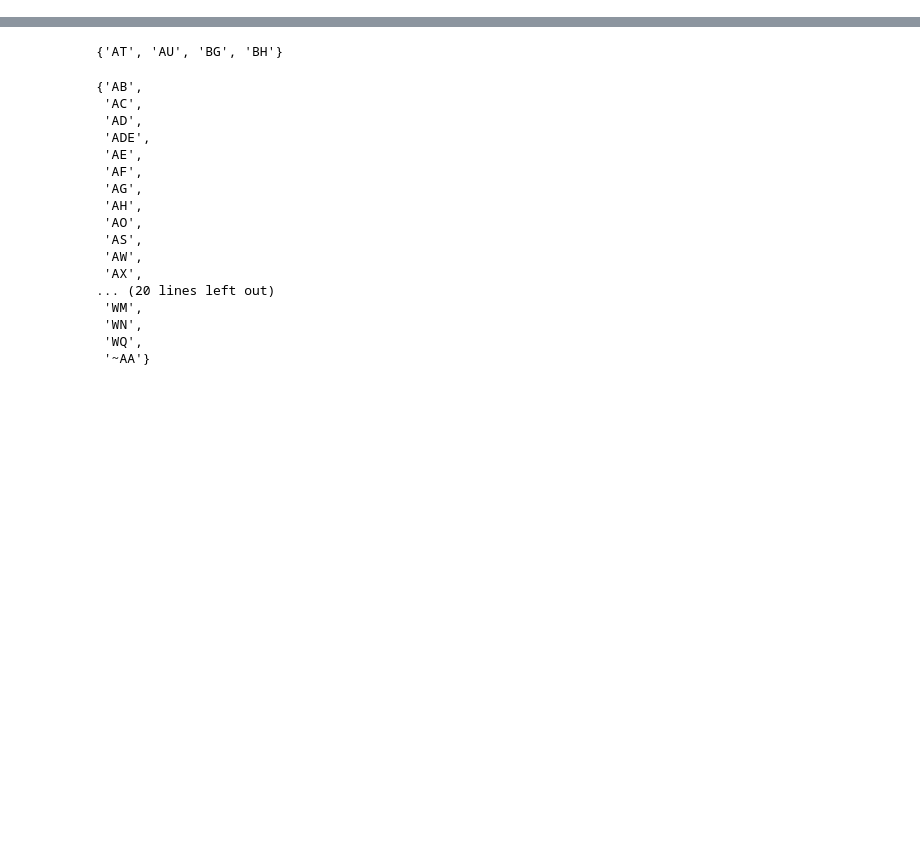
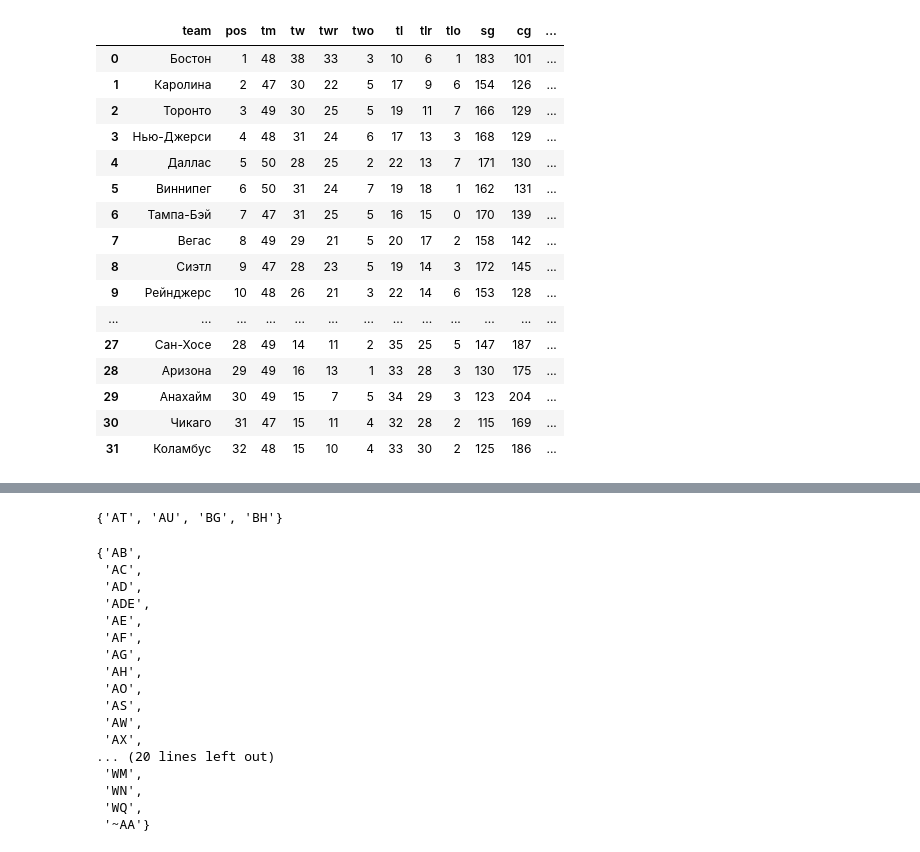
Before and after one commit to Arsenchius/NHL_data_collection, a Jupyter notebook: tester.ipynb, the cells around one changed output, grey strips where cells are left out. Saved outputs shown, nothing was run; the diff lists cells and outputs as text; code cells hidden in the pictures; blank space fills up the shorter version.

Commit message:
data aggregation

```diff
--- a/tester.ipynb
+++ b/tester.ipynb
@@ -0,0 +1,10 @@
+# %%
+import json
+import pandas as pd
+from sklearn.preprocessing import StandardScaler, MinMaxScaler, Normalizer
+from collections import OrderedDict
+
+table = pd.read_json('data/table.json')
+overall_table = table.sort_values(by=['tp'],ascending=False).reset_index(drop=True)
+overall_table['pos'] = overall_table.index + 1
+list(overall_table.dtypes)
@@ -0,0 +82,20 @@
+# %%
+overall_table
+# %% [output]
+|  | team | pos | tm | tw | twr | two | tl | tlr | tlo | sg | cg | ... |
+| 0 | Бостон | 1 | 48 | 38 | 33 | 3 | 10 | 6 | 1 | 183 | 101 | ... |
+| 1 | Каролина | 2 | 47 | 30 | 22 | 5 | 17 | 9 | 6 | 154 | 126 | ... |
+| 2 | Торонто | 3 | 49 | 30 | 25 | 5 | 19 | 11 | 7 | 166 | 129 | ... |
+| 3 | Нью-Джерси | 4 | 48 | 31 | 24 | 6 | 17 | 13 | 3 | 168 | 129 | ... |
+| 4 | Даллас | 5 | 50 | 28 | 25 | 2 | 22 | 13 | 7 | 171 | 130 | ... |
+| 5 | Виннипег | 6 | 50 | 31 | 24 | 7 | 19 | 18 | 1 | 162 | 131 | ... |
+| 6 | Тампа-Бэй | 7 | 47 | 31 | 25 | 5 | 16 | 15 | 0 | 170 | 139 | ... |
+| 7 | Вегас | 8 | 49 | 29 | 21 | 5 | 20 | 17 | 2 | 158 | 142 | ... |
+| 8 | Сиэтл | 9 | 47 | 28 | 23 | 5 | 19 | 14 | 3 | 172 | 145 | ... |
+| 9 | Рейнджерс | 10 | 48 | 26 | 21 | 3 | 22 | 14 | 6 | 153 | 128 | ... |
+| ... | ... | ... | ... | ... | ... | ... | ... | ... | ... | ... | ... | ... |
+| 27 | Сан-Хосе | 28 | 49 | 14 | 11 | 2 | 35 | 25 | 5 | 147 | 187 | ... |
+| 28 | Аризона | 29 | 49 | 16 | 13 | 1 | 33 | 28 | 3 | 130 | 175 | ... |
+| 29 | Анахайм | 30 | 49 | 15 | 7 | 5 | 34 | 29 | 3 | 123 | 204 | ... |
+| 30 | Чикаго | 31 | 47 | 15 | 11 | 4 | 32 | 28 | 2 | 115 | 169 | ... |
+| 31 | Коламбус | 32 | 48 | 15 | 10 | 4 | 33 | 30 | 2 | 125 | 186 | ... |
```
Also changed, not shown: parts of 31 cells of this notebook, 8 other files.
